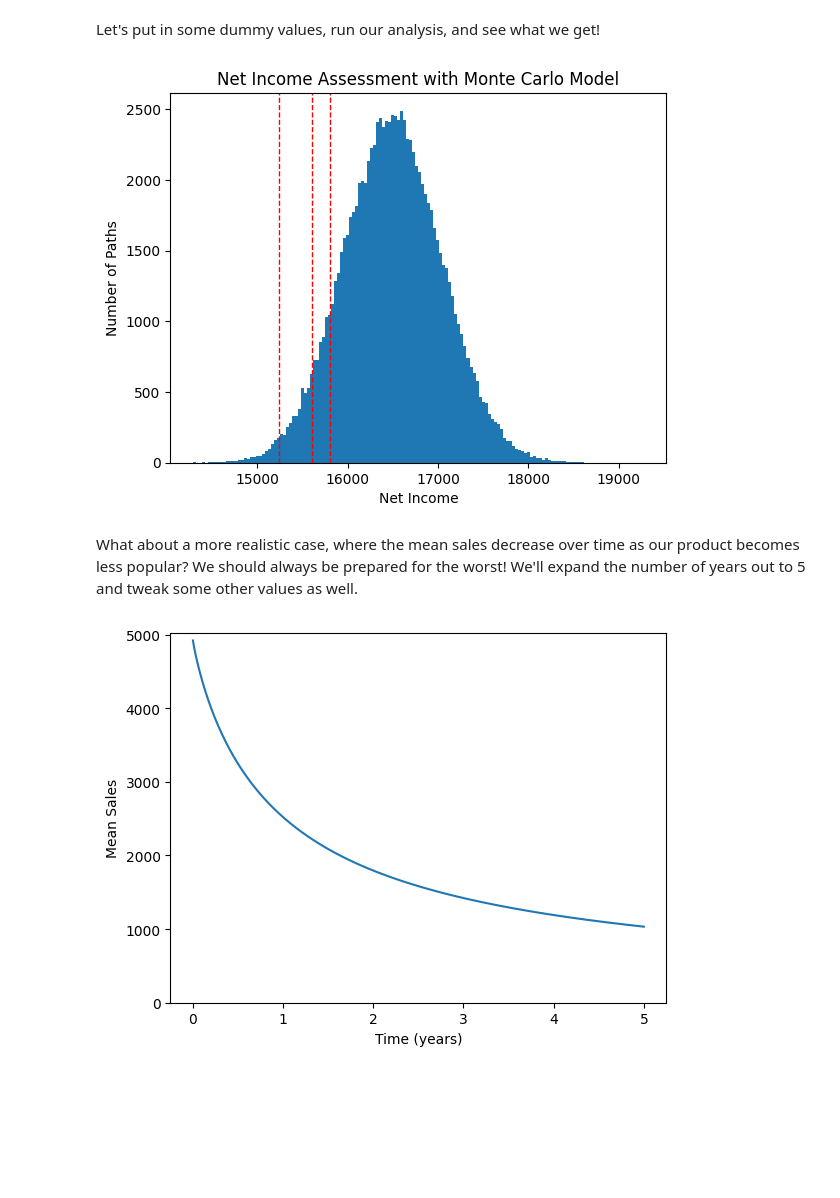
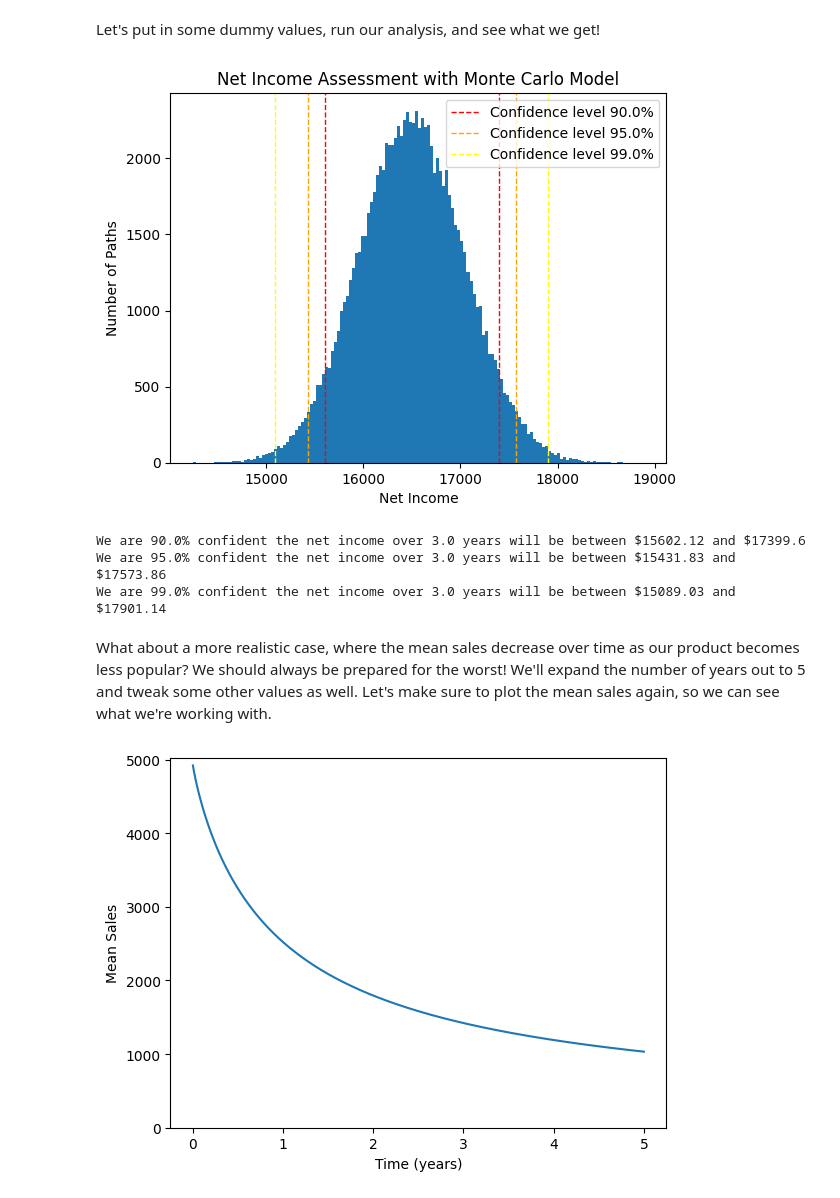
Before and after one commit to AvilashaHaldar/Monte_Carlo_Exercises, a Jupyter notebook: Monte_Carlo_Examples.ipynb, the cells around one changed output. Saved outputs shown, nothing was run; the diff lists cells and outputs as text; code cells hidden in the pictures; blank space fills up the shorter version.

Commit message:
Updated net income forecast to be much nicer

```diff
--- a/Monte_Carlo_Examples.ipynb
+++ b/Monte_Carlo_Examples.ipynb
@@ -524,7 +566,7 @@ class NetIncomeForecast:
                                                      make_plot: bool = False):
 
     profit_array = NetIncomeForecast.__create_monte_carlo_paths(years, cost_per_product, price_per_product, yearly_fom, func_for_mean_sales, func_for_stdev_sales, timesteps, num_paths)
-    confidence_levels_dict = ValueAtRiskMonteCarlo.find_confidence_intervals_from_monte_carlo_paths(profit_array, confidence_levels)
+    confidence_levels_dict = ValueAtRiskMonteCarlo.find_confidence_intervals_from_monte_carlo_paths(profit_array, confidence_levels, "middle")
     if make_plot:
       ValueAtRiskMonteCarlo.make_histogram_plot_with_confidence_levels(profit_array, confidence_levels_dict, "Net Income", "Net Income Assessment with Monte Carlo Model")
     return confidence_levels_dict
@@ -581,26 +623,33 @@ Let's put in some dummy values, run our analysis, and see what we get!
 # %%
 years = 3.0
 cost_per_product = 10.0
 price_per_product = 12.0
 yearly_fom = 1000.0
 timesteps = 1000
 num_paths = int(1e5)
 confidence_levels = [0.90, 0.95, 0.99]
 
-profit_array_1 = NetIncomeForecast.do_full_net_income_assessment_with_monte_carlo(years = years,
+confidence_levels_dict = NetIncomeForecast.do_full_net_income_assessment_with_monte_carlo(years = years,
                                                                                   cost_per_product = cost_per_product,
                                                                                   price_per_product = price_per_product,
                                                                                   yearly_fom = yearly_fom,
                                                                                   func_for_mean_sales = mean_sales_func,
                                                                                   func_for_stdev_sales = stdev_sales_func,
                                                                                   confidence_levels = confidence_levels,
                                                                                   timesteps = timesteps,
                                                                                   num_paths = num_paths,
                                                                                   make_plot = True)
 # %% [output]
-[figure, old version]
+[figure, new version]
+# %%
+for key, val in confidence_levels_dict.items():
+  print(f"We are {key*100.0}% confident the net income over {years} years will be between ${round(val[0], 2)} and ${round(val[1], 2)}")
+# %% [output]
+We are 90.0% confident the net income over 3.0 years will be between $15602.12 and $17399.6
+We are 95.0% confident the net income over 3.0 years will be between $15431.83 and $17573.86
+We are 99.0% confident the net income over 3.0 years will be between $15089.03 and $17901.14
 # %% [markdown]
-What about a more realistic case, where the mean sales decrease over time as our product becomes less popular? We should always be prepared for the worst! We'll expand the number of years out to 5 and tweak some other values as well.
+What about a more realistic case, where the mean sales decrease over time as our product becomes less popular? We should always be prepared for the worst! We'll expand the number of years out to 5 and tweak some other values as well. Let's make sure to plot the mean sales again, so we can see what we're working with.
 # %%
 # mean sales = 40 * (120 / (t**0.9 + 1) + 3)
 mean_sales_func_decreasing = partial(x_in_denom, adder = 3, t_exponent = 0.9, denom_adder = 1, numerator = 120, overall_multiplier = 40)
```
Also changed, not shown: parts of 5 cells of this notebook.
